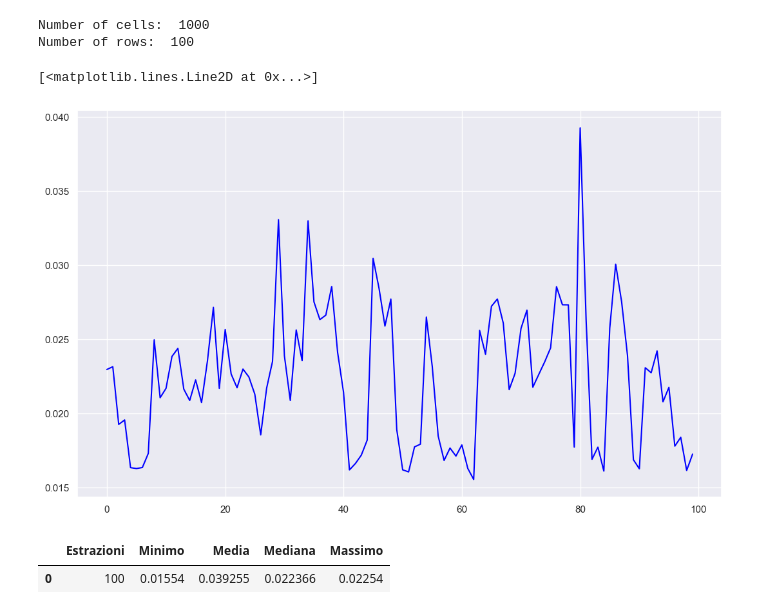
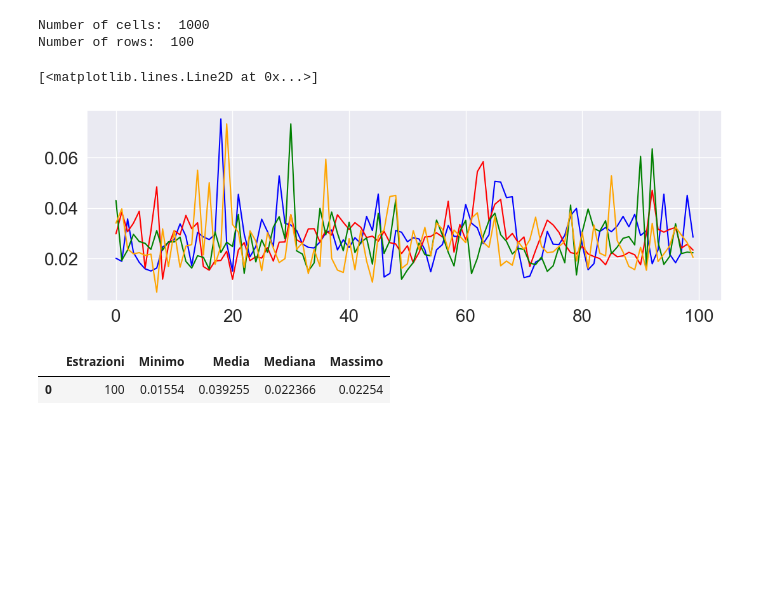
Before and after one commit to dedo99/Homework5, a Jupyter notebook: stats/globaldata_stats.ipynb, the cells around one changed output. Saved outputs shown, nothing was run; the diff lists cells and outputs as text; code cells hidden in the pictures; blank space fills up the shorter version.

```diff
--- a/stats/globaldata_stats.ipynb
+++ b/stats/globaldata_stats.ipynb
@@ -67,12 +67,16 @@ print("Number of rows: ", df.head(100).shape[0])
 Number of cells:  1000
 Number of rows:  100
 # %%
-fig=plt.figure(figsize=(10,6))
+fig=plt.figure(figsize=(10,3), )
 ax1 = fig.add_axes([0, 0, 1, 1])
-ax1.plot(df.head(100).index, df.head(100)['time'], color='blue')
+ax1.tick_params(axis='both', which='major', labelsize=20)
+ax1.plot(range(0,100), df.head(100)['time'], color='blue')
+ax1.plot(range(0,100), df.tail(100)['time'], color='red')
+ax1.plot(range(0,100), df.sample(100)['time'], color='green')
+ax1.plot(range(0,100), df.sample(100)['time'], color='orange')
 # %% [output]
 [<matplotlib.lines.Line2D at 0x...>]
-[figure, old version]
+[figure, new version]
 # %%
 times = [[100, df.head(100)['time'].min(), df.head(100)['time'].max(), df.head(100)['time'].mean(), df.head(100)['time'].median()]]
 df_table = pd.DataFrame(times, columns=['Estrazioni', 'Minimo', 'Media', 'Mediana', 'Massimo'])
```
Also changed, not shown: parts of 4 cells of this notebook.
